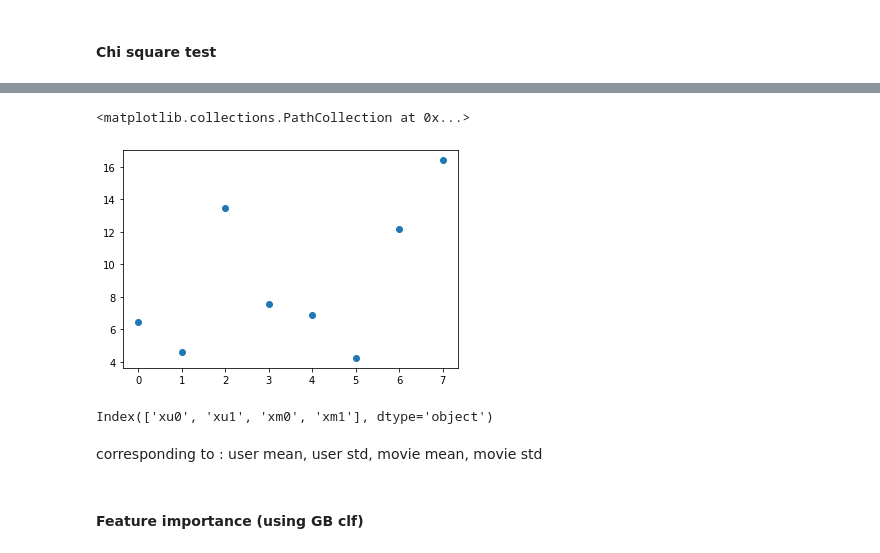
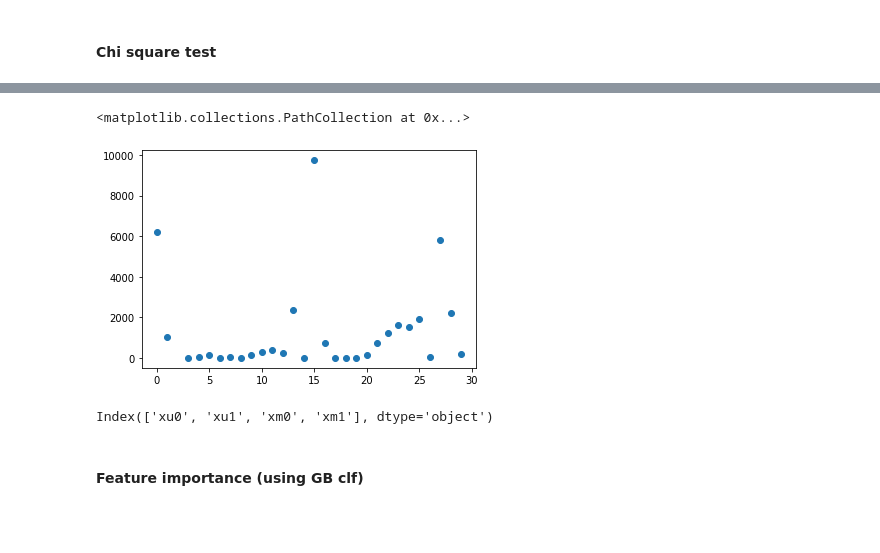
Before and after one commit to TiphaineV/gpeg, a Jupyter notebook: Graph_heavy.ipynb, the cells around one changed output, grey strips where cells are left out. Drawn from its saved outputs; the diff is of its cells as text; code cells hidden in the pictures; blank space fills up the shorter version.

```diff
--- a/Graph_heavy.ipynb
+++ b/Graph_heavy.ipynb
@@ -711,4 +833,4 @@ NameError: ignored
 # %%
 # subsampling
-X_ = X.iloc[::100, 2:10]
-y_ = y[::100]
+X_ = X.iloc[:1000000, 2:]
+y_ = y[:1000000]
@@ -722,13 +863,11 @@ chi2Stat, pVal = chi2(X_sparse, y_)
 # %%
-plt.scatter(range(len(chi2Stat)), custom_log(chi2Stat))
+plt.scatter(range(len(chi2Stat)), chi2Stat)
 # %% [output]
 <matplotlib.collections.PathCollection at 0x...>
-[figure, old version]
+[figure, new version]
 # %%
 X.iloc[:,2:10].columns[pVal > 0.]
 # %% [output]
 Index(['xu0', 'xu1', 'xm0', 'xm1'], dtype='object')
-# %% [markdown]
-corresponding to : user mean, user std, movie mean, movie std
 # %% [markdown]
 #### Feature importance (using GB clf)
```
Also changed, not shown: parts of 109 cells of this notebook.
